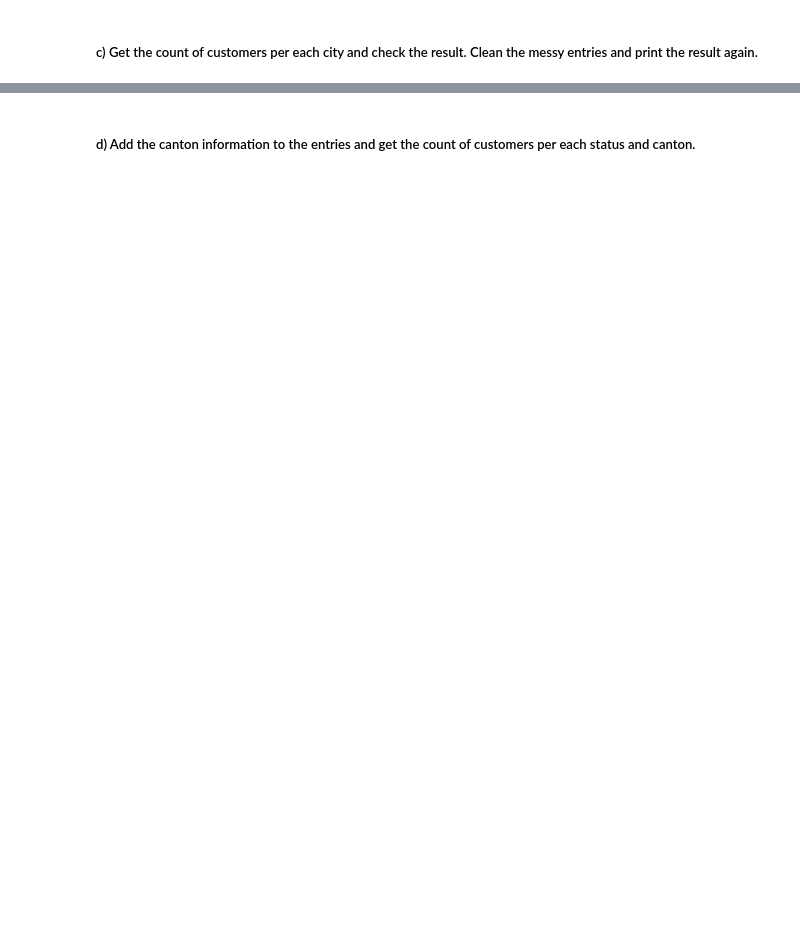
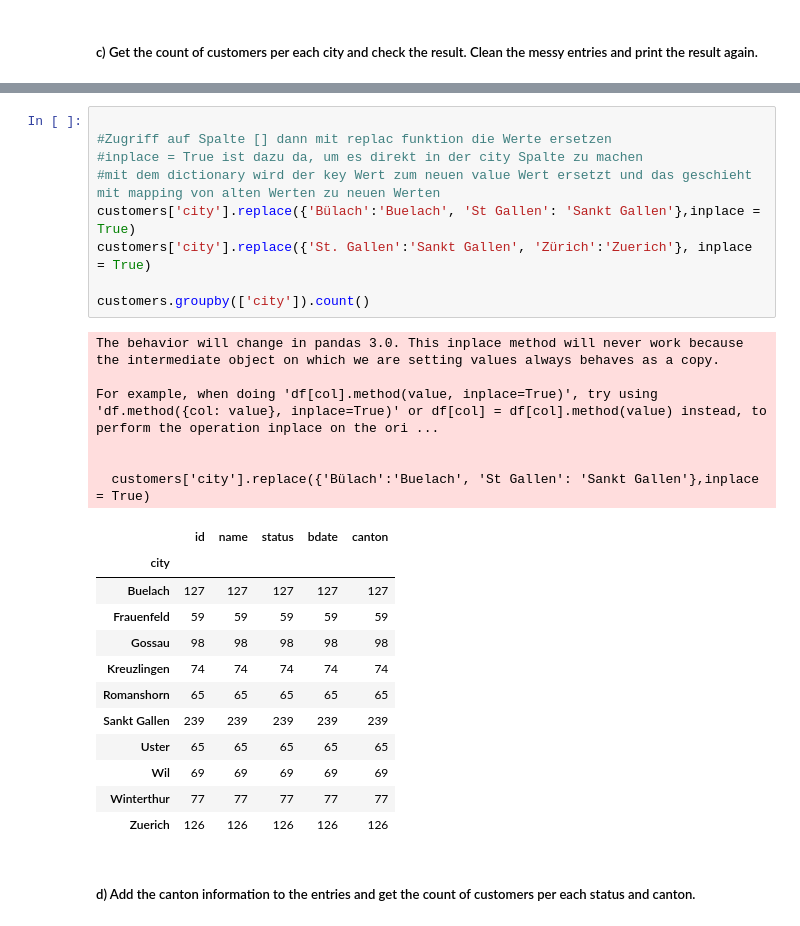
Before and after one commit to chrigorion/Data_Engineering_reichch4, a Jupyter notebook: Lab_05/DE_Lab05.ipynb, the cells around one changed output, grey strips where cells are left out. Saved outputs shown, nothing was run; the diff lists cells and outputs as text; blank space fills up the shorter version.

```diff
--- a/Lab_05/DE_Lab05.ipynb
+++ b/Lab_05/DE_Lab05.ipynb
@@ -12,2 +54,30 @@
+# %%
+
+#Zugriff auf Spalte [] dann mit replac funktion die Werte ersetzen
+#inplace = True ist dazu da, um es direkt in der city Spalte zu machen
+#mit dem dictionary wird der key Wert zum neuen value Wert ersetzt und das geschieht mit mapping von alten Werten zu neuen Werten
+customers['city'].replace({'Bülach':'Buelach', 'St Gallen': 'Sankt Gallen'},inplace = True)
+customers['city'].replace({'St. Gallen':'Sankt Gallen', 'Zürich':'Zuerich'}, inplace = True)
+
+customers.groupby(['city']).count()
+# %% [output]
+The behavior will change in pandas 3.0. This inplace method will never work because the intermediate object on which we are setting values always behaves as a copy.
+
+For example, when doing 'df[col].method(value, inplace=True)', try using 'df.method({col: value}, inplace=True)' or df[col] = df[col].method(value) instead, to perform the operation inplace on the ori ...
+
+
+  customers['city'].replace({'Bülach':'Buelach', 'St Gallen': 'Sankt Gallen'},inplace = True)
+|  | id | name | status | bdate | canton |
+| city |  |  |  |  |  |
+| Buelach | 127 | 127 | 127 | 127 | 127 |
+| Frauenfeld | 59 | 59 | 59 | 59 | 59 |
+| Gossau | 98 | 98 | 98 | 98 | 98 |
+| Kreuzlingen | 74 | 74 | 74 | 74 | 74 |
+| Romanshorn | 65 | 65 | 65 | 65 | 65 |
+| Sankt Gallen | 239 | 239 | 239 | 239 | 239 |
+| Uster | 65 | 65 | 65 | 65 | 65 |
+| Wil | 69 | 69 | 69 | 69 | 69 |
+| Winterthur | 77 | 77 | 77 | 77 | 77 |
+| Zuerich | 126 | 126 | 126 | 126 | 126 |
 # %% [markdown]
 ##### d) Add the canton information to the entries and get the count of customers per each status and canton.
```
Also changed, not shown: parts of 17 cells of this notebook.
